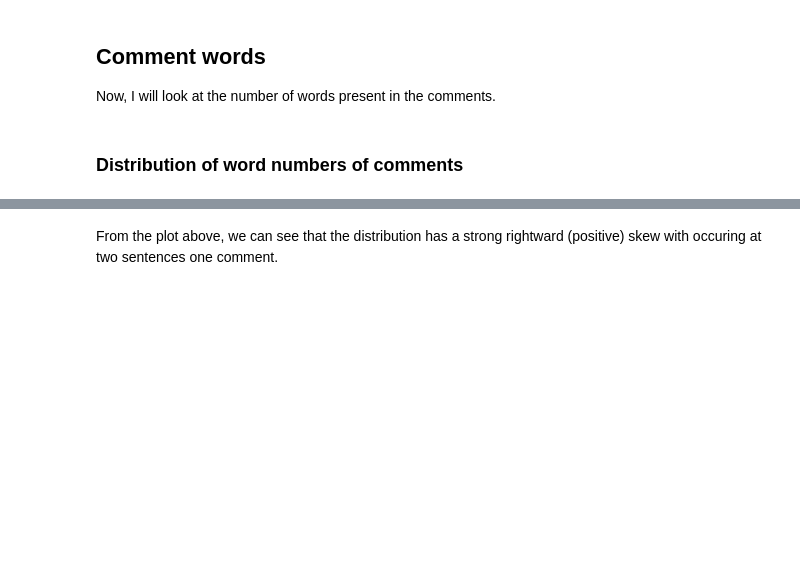
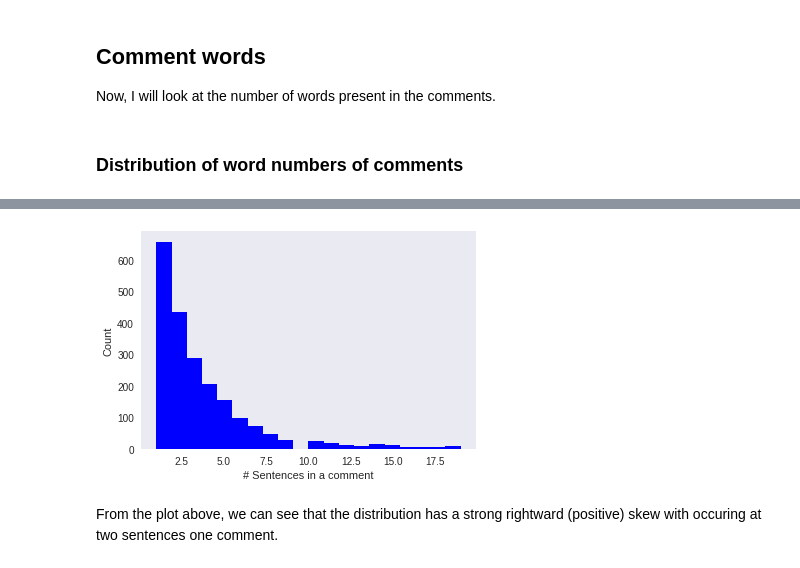
Before and after one commit to cengc13/2040FinalProject, a Jupyter notebook: src/eda/eda.ipynb, the cells around one changed output, grey strips where cells are left out. Cells and saved outputs as stored; diff of their text form; code cells hidden in the pictures; blank space fills up the shorter version.

```diff
--- a/src/eda/eda.ipynb
+++ b/src/eda/eda.ipynb
@@ -194,3 +208,19 @@ plt.show()
+# %%
+def new_len(x):
+    if type(x) is str:
+        return len(x.split('.'))
+    else:
+        return 0
+
+train_data["comment_sentences"] = train_data["comment_text"].apply(new_len)
+# we sample 10% of the total data to get on overview of the distribution for the length of comments
+nums = train_data.query("comment_sentences != 0 and comment_sentences < 20 and toxic==1").sample(frac=0.1)["comment_sentences"]
+plt.hist(nums, color='b', bins=20)
+plt.xlabel("# Sentences in a comment")
+plt.ylabel("Count")
+plt.show()
+# %% [output]
+[figure, added]
 # %% [markdown]
 From the plot above, we can see that the distribution has a strong rightward (positive) skew with  occuring at two sentences one comment.
 # %% [markdown]
```
Also changed, not shown: parts of 7 cells of this notebook, 9 other files.
